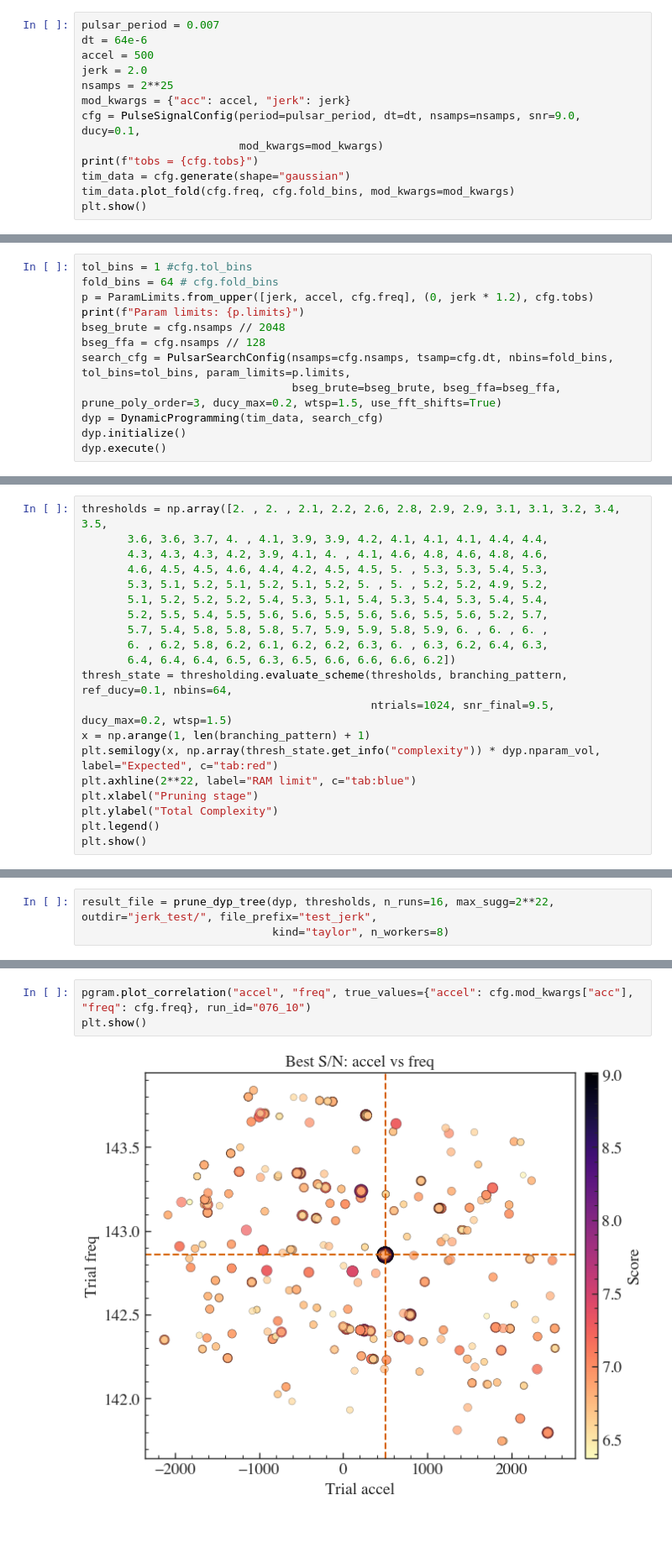
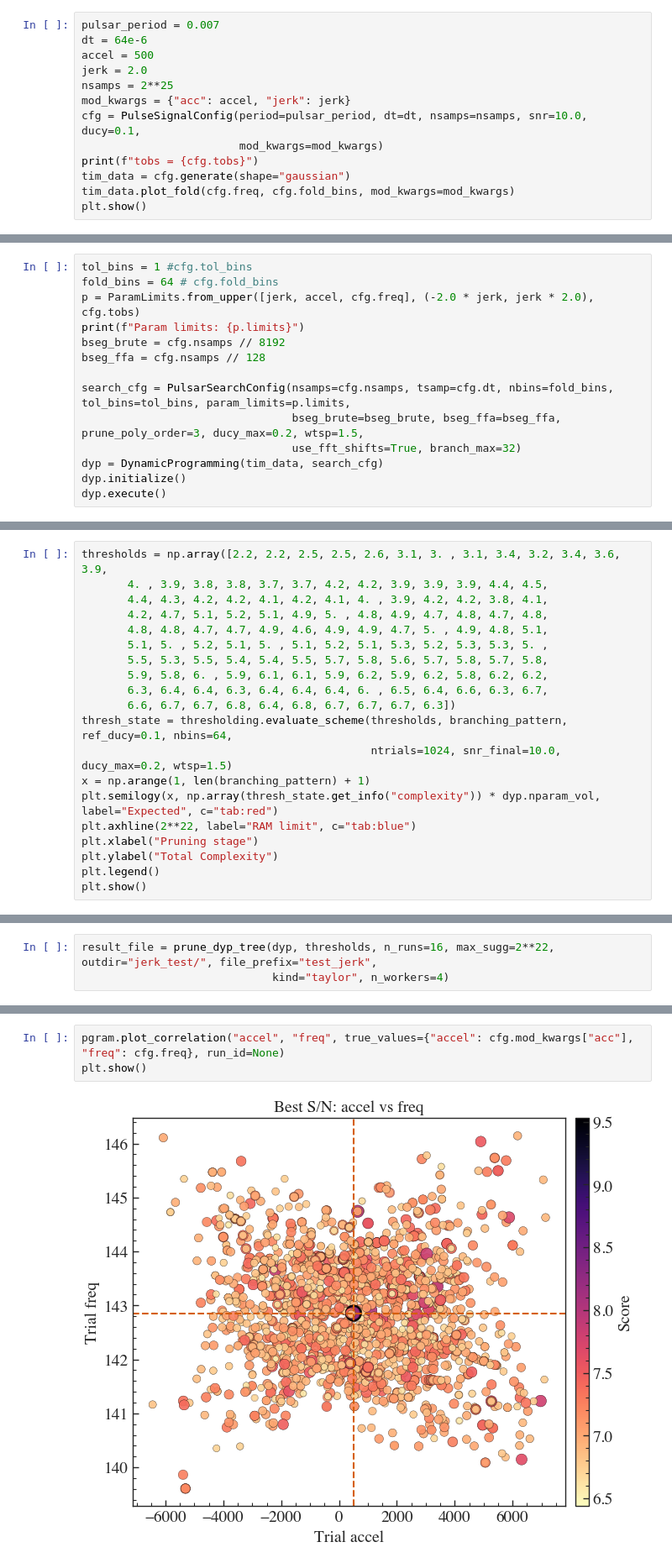
Before and after one commit to pravirkr/pyloki, a Jupyter notebook: examples/pruning_jerk.ipynb, the cells around one changed output, grey strips where cells are left out. Shown: that part at 84% size. Saved outputs shown, nothing was run; the diff lists cells and outputs as text; blank space fills up the shorter version.

```diff
--- a/examples/pruning_jerk.ipynb
+++ b/examples/pruning_jerk.ipynb
@@ -16,7 +16,7 @@ accel = 500
 jerk = 2.0
 nsamps = 2**25
 mod_kwargs = {"acc": accel, "jerk": jerk}
-cfg = PulseSignalConfig(period=pulsar_period, dt=dt, nsamps=nsamps, snr=9.0, ducy=0.1,
+cfg = PulseSignalConfig(period=pulsar_period, dt=dt, nsamps=nsamps, snr=10.0, ducy=0.1,
                         mod_kwargs=mod_kwargs)
 print(f"tobs = {cfg.tobs}")
 tim_data = cfg.generate(shape="gaussian")
@@ -28,12 +28,14 @@ tobs = 2147.483648
 # %%
 tol_bins = 1 #cfg.tol_bins
 fold_bins = 64 # cfg.fold_bins
-p = ParamLimits.from_upper([jerk, accel, cfg.freq], (0, jerk * 1.2), cfg.tobs)
+p = ParamLimits.from_upper([jerk, accel, cfg.freq], (-2.0 * jerk, jerk * 2.0), cfg.tobs)
 print(f"Param limits: {p.limits}")
-bseg_brute = cfg.nsamps // 2048
+bseg_brute = cfg.nsamps // 8192
 bseg_ffa = cfg.nsamps // 128
+
 search_cfg = PulsarSearchConfig(nsamps=cfg.nsamps, tsamp=cfg.dt, nbins=fold_bins, tol_bins=tol_bins, param_limits=p.limits,
-                                bseg_brute=bseg_brute, bseg_ffa=bseg_ffa, prune_poly_order=3, ducy_max=0.2, wtsp=1.5, use_fft_shifts=True)
+                                bseg_brute=bseg_brute, bseg_ffa=bseg_ffa, prune_poly_order=3, ducy_max=0.2, wtsp=1.5,
+                                use_fft_shifts=True, branch_max=32)
 dyp = DynamicProgramming(tim_data, search_cfg)
 dyp.initialize()
 dyp.execute()
@@ -66,16 +81,16 @@ array([4, 9, 1, 3, 1, 9, 1, 3, 3, 1, 1, 1, 3, 3, 1, 1, 1, 3, 3, 1, 1, 1,
 # %%
-thresholds = np.array([2. , 2. , 2.1, 2.2, 2.6, 2.8, 2.9, 2.9, 3.1, 3.1, 3.2, 3.4, 3.5,
-       3.6, 3.6, 3.7, 4. , 4.1, 3.9, 3.9, 4.2, 4.1, 4.1, 4.1, 4.4, 4.4,
-       4.3, 4.3, 4.3, 4.2, 3.9, 4.1, 4. , 4.1, 4.6, 4.8, 4.6, 4.8, 4.6,
-       4.6, 4.5, 4.5, 4.6, 4.4, 4.2, 4.5, 4.5, 5. , 5.3, 5.3, 5.4, 5.3,
-       5.3, 5.1, 5.2, 5.1, 5.2, 5.1, 5.2, 5. , 5. , 5.2, 5.2, 4.9, 5.2,
-       5.1, 5.2, 5.2, 5.2, 5.4, 5.3, 5.1, 5.4, 5.3, 5.4, 5.3, 5.4, 5.4,
-       5.2, 5.5, 5.4, 5.5, 5.6, 5.6, 5.5, 5.6, 5.6, 5.5, 5.6, 5.2, 5.7,
-       5.7, 5.4, 5.8, 5.8, 5.8, 5.7, 5.9, 5.9, 5.8, 5.9, 6. , 6. , 6. ,
-       6. , 6.2, 5.8, 6.2, 6.1, 6.2, 6.2, 6.3, 6. , 6.3, 6.2, 6.4, 6.3,
-       6.4, 6.4, 6.4, 6.5, 6.3, 6.5, 6.6, 6.6, 6.6, 6.2])
+thresholds = np.array([2.2, 2.2, 2.5, 2.5, 2.6, 3.1, 3. , 3.1, 3.4, 3.2, 3.4, 3.6, 3.9,
+       4. , 3.9, 3.8, 3.8, 3.7, 3.7, 4.2, 4.2, 3.9, 3.9, 3.9, 4.4, 4.5,
+       4.4, 4.3, 4.2, 4.2, 4.1, 4.2, 4.1, 4. , 3.9, 4.2, 4.2, 3.8, 4.1,
+       4.2, 4.7, 5.1, 5.2, 5.1, 4.9, 5. , 4.8, 4.9, 4.7, 4.8, 4.7, 4.8,
+       4.8, 4.8, 4.7, 4.7, 4.9, 4.6, 4.9, 4.9, 4.7, 5. , 4.9, 4.8, 5.1,
+       5.1, 5. , 5.2, 5.1, 5. , 5.1, 5.2, 5.1, 5.3, 5.2, 5.3, 5.3, 5. ,
+       5.5, 5.3, 5.5, 5.4, 5.4, 5.5, 5.7, 5.8, 5.6, 5.7, 5.8, 5.7, 5.8,
+       5.9, 5.8, 6. , 5.9, 6.1, 6.1, 5.9, 6.2, 5.9, 6.2, 5.8, 6.2, 6.2,
+       6.3, 6.4, 6.4, 6.3, 6.4, 6.4, 6.4, 6. , 6.5, 6.4, 6.6, 6.3, 6.7,
+       6.6, 6.7, 6.7, 6.8, 6.4, 6.8, 6.7, 6.7, 6.7, 6.3])
 thresh_state = thresholding.evaluate_scheme(thresholds, branching_pattern, ref_ducy=0.1, nbins=64,
-                                            ntrials=1024, snr_final=9.5, ducy_max=0.2, wtsp=1.5)
+                                            ntrials=1024, snr_final=10.0, ducy_max=0.2, wtsp=1.5)
 x = np.arange(1, len(branching_pattern) + 1)
 plt.semilogy(x, np.array(thresh_state.get_info("complexity")) * dyp.nparam_vol, label="Expected", c="tab:red")
 plt.axhline(2**22, label="RAM limit", c="tab:blue")
@@ -88,4 +103,4 @@ plt.show()
 # %%
 result_file = prune_dyp_tree(dyp, thresholds, n_runs=16, max_sugg=2**22, outdir="jerk_test/", file_prefix="test_jerk",
-                             kind="taylor", n_workers=8)
+                             kind="taylor", n_workers=4)
 # %% [output]
@@ -133,8 +148,8 @@ plt.show()
 # %%
-pgram.plot_correlation("accel", "freq", true_values={"accel": cfg.mod_kwargs["acc"], "freq": cfg.freq}, run_id="076_10")
+pgram.plot_correlation("accel", "freq", true_values={"accel": cfg.mod_kwargs["acc"], "freq": cfg.freq}, run_id=None)
 plt.show()
 # %% [output]
-[figure, old version]
+[figure, new version]
 # %%
 pstats = PruningStatsPlotter.load(result_file)
 fig = pstats.plot_level_stats(run_id=None)
```
Also changed, not shown: parts of 10 cells of this notebook, 1 other file.
